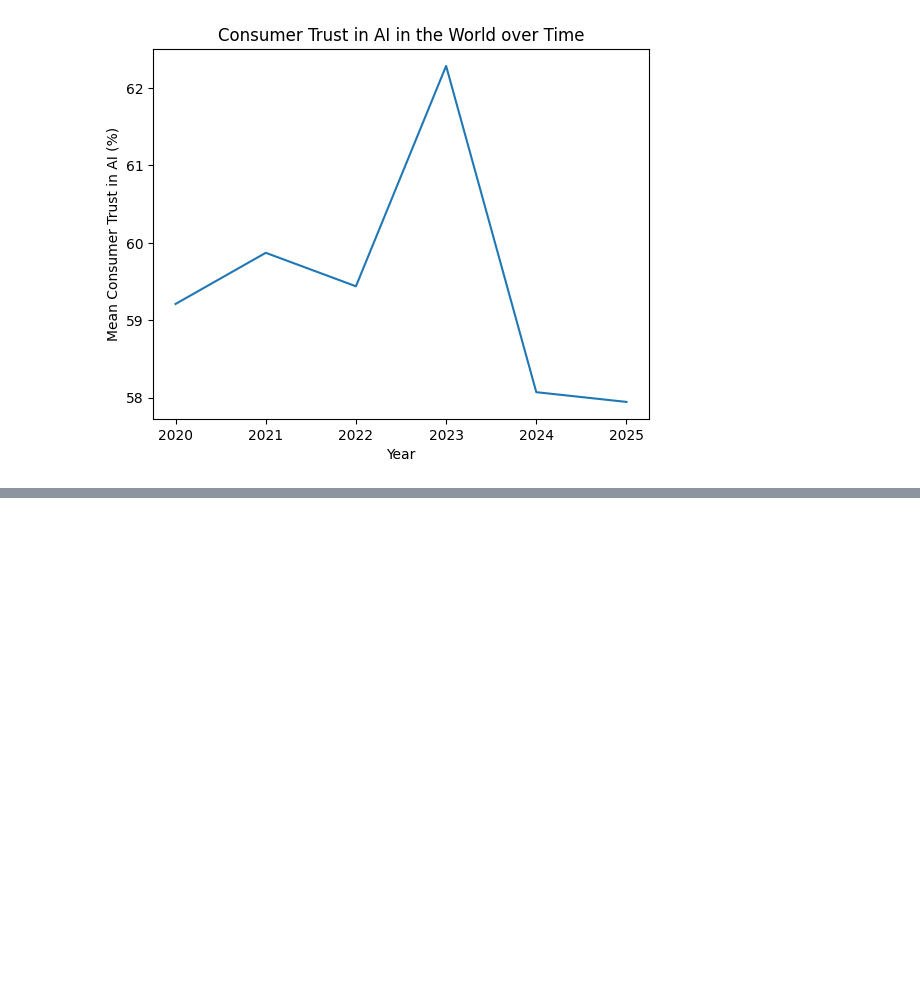
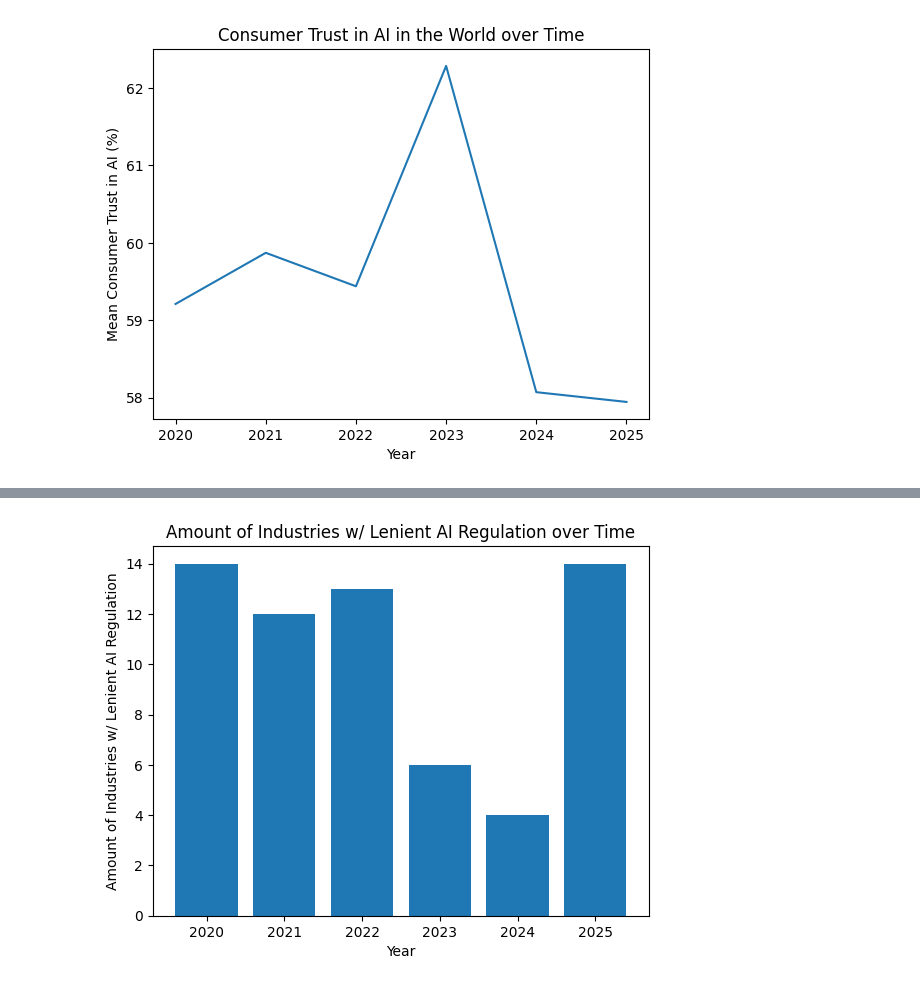
Before and after one commit to jigar-shroff/AiOnDigitalMediaResearch, a Jupyter notebook: AIOnDigitalMediaResearch.ipynb, the cells around one changed output, grey strips where cells are left out. Saved outputs shown, nothing was run; the diff lists cells and outputs as text; code cells hidden in the pictures; blank space fills up the shorter version.

```diff
--- a/AIOnDigitalMediaResearch.ipynb
+++ b/AIOnDigitalMediaResearch.ipynb
@@ -484,0 +570,10 @@ plt.show()
+# %%
+plt.bar(lenient.value_counts().index, lenient.value_counts().values)
+
+plt.xlabel("Year")
+plt.ylabel("Amount of Industries w/ Lenient AI Regulation")
+plt.title("Amount of Industries w/ Lenient AI Regulation over Time")
+
+plt.show()
+# %% [output]
+[figure, added]
```
Also changed, not shown: parts of 35 cells of this notebook.
